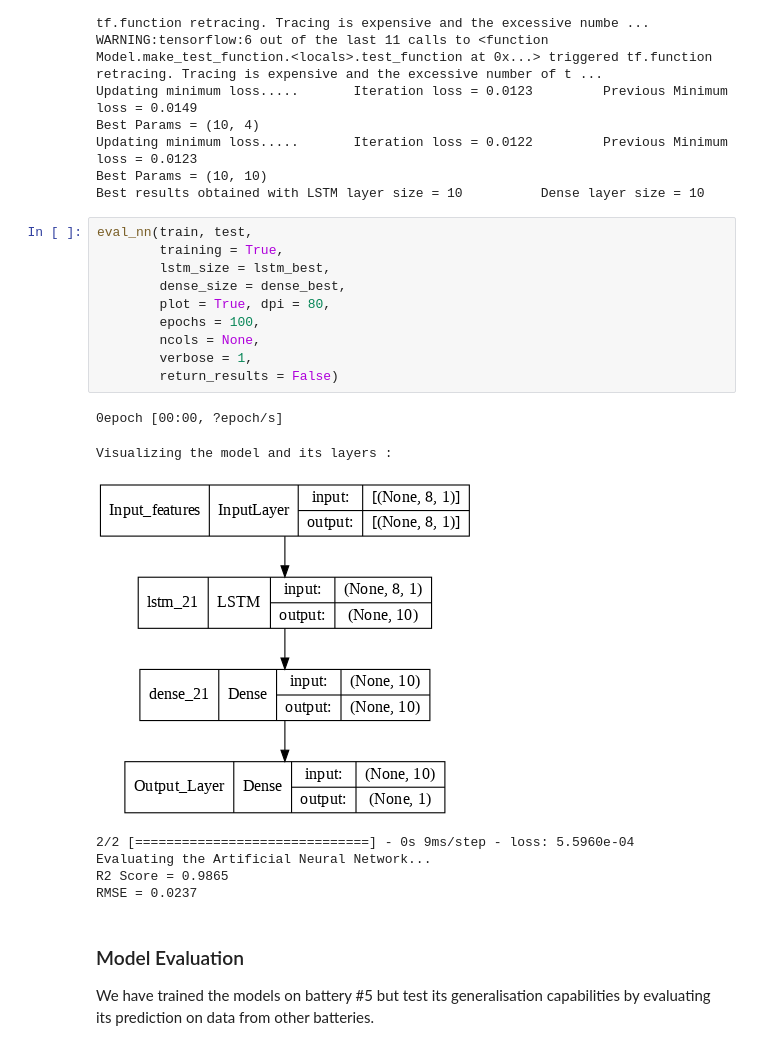
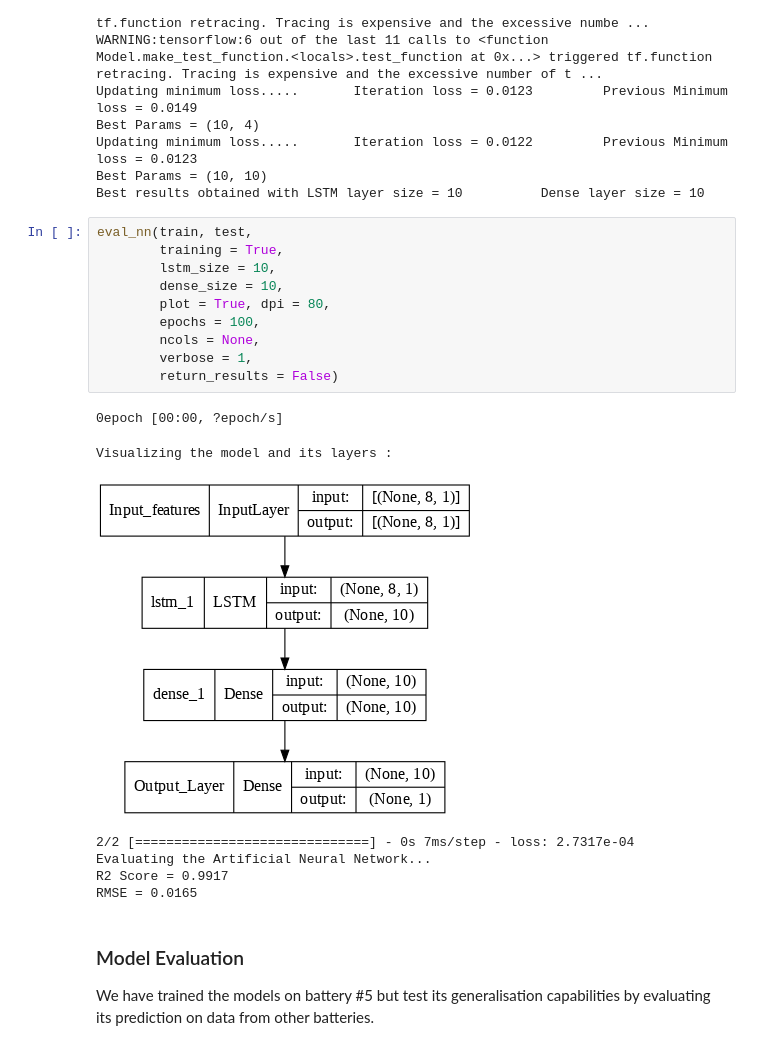
Before and after one commit to aweditya/ev-battery-degradation, a Jupyter notebook: src/Predicting RUL of EV Batteries.ipynb, the cells around one changed output. Cells and saved outputs as stored; diff of their text form.

```diff
--- a/src/Predicting RUL of EV Batteries.ipynb
+++ b/src/Predicting RUL of EV Batteries.ipynb
@@ -1494,21 +1494,21 @@ Best results obtained with LSTM layer size = 10          Dense layer size = 10
 # %%
 eval_nn(train, test,
         training = True,
-        lstm_size = lstm_best,
-        dense_size = dense_best,
+        lstm_size = 10,
+        dense_size = 10,
         plot = True, dpi = 80,
         epochs = 100,
         ncols = None,
         verbose = 1,
         return_results = False)
 # %% [output]
 0epoch [00:00, ?epoch/s]
 Visualizing the model and its layers :
-[figure, old version]
+[figure, new version]
-2/2 [==============================] - 0s 9ms/step - loss: 5.5960e-04
+2/2 [==============================] - 0s 7ms/step - loss: 2.7317e-04
 Evaluating the Artificial Neural Network...
-R2 Score = 0.9865
-RMSE = 0.0237
+R2 Score = 0.9917
+RMSE = 0.0165
 # %% [markdown]
 ### Model Evaluation
 We have trained the models on battery #5 but test its generalisation capabilities by evaluating its prediction on data from other batteries.
```
Also changed, not shown: parts of 14 cells of this notebook.
